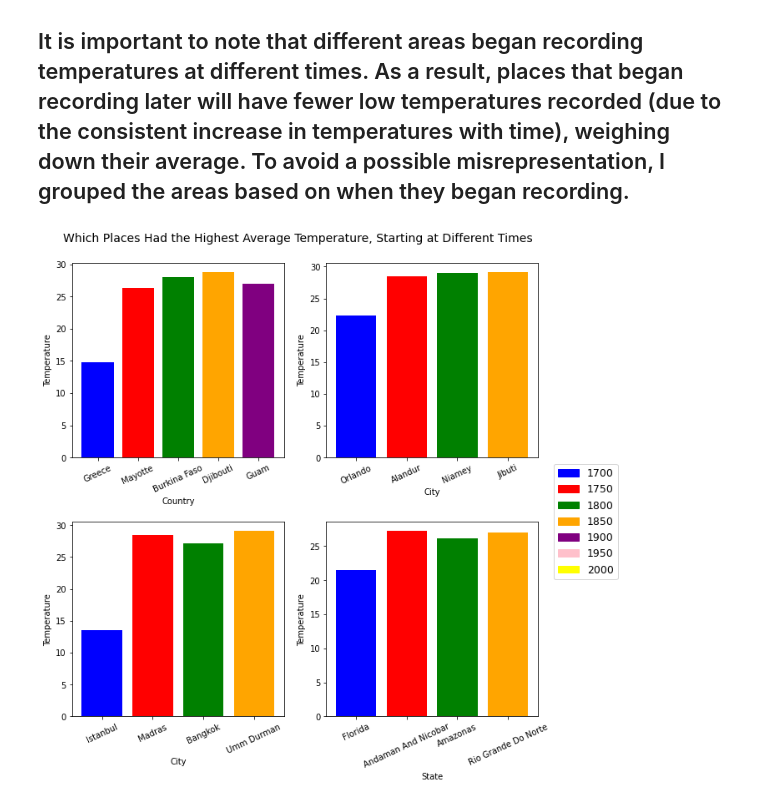
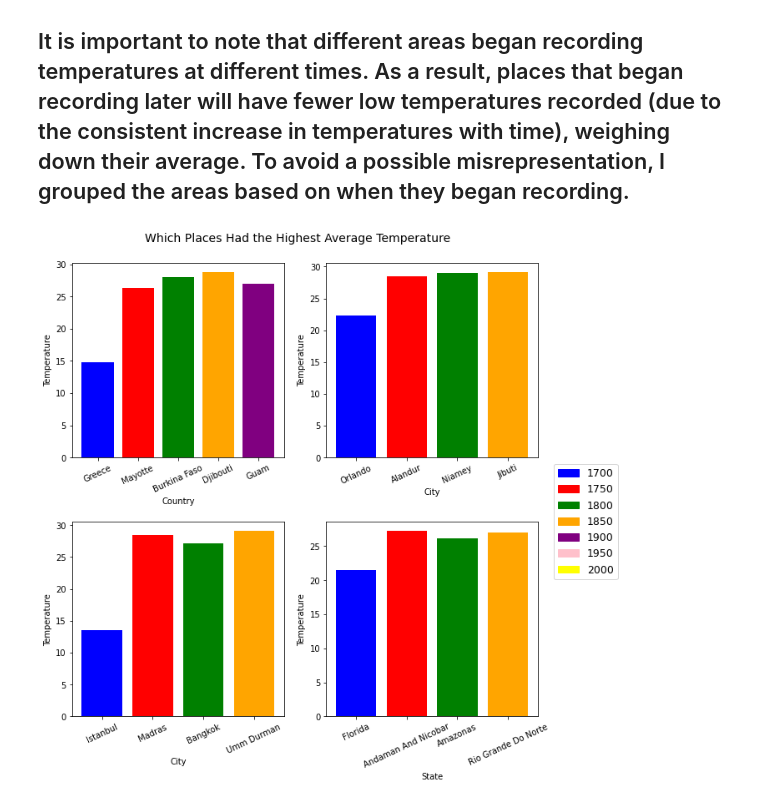
Before and after one commit to mrrehani/Climate-Change-Analysis, a Jupyter notebook: climate_change_earth_surface_temperature.ipynb, the cells around one changed output. Saved outputs shown, nothing was run; the diff lists cells and outputs as text; code cells hidden in the pictures.

```diff
--- a/climate_change_earth_surface_temperature.ipynb
+++ b/climate_change_earth_surface_temperature.ipynb
@@ -23,5 +24,5 @@ city_temps_average=city_temps.groupby("dt").mean()
 # %%
-TG = Grapher()
+tg = Grapher()
 # %% [markdown]
 ## First, I will draw several maps displaying the heat distribution across the globe in each century. Because there was little data in the 18th century, its map is less filled out than the others.
 # %%
@@ -48,15 +56,17 @@ for i in range(len(centuries)):
 ## The following code will create four graph to display how the average temperature worldwide has changed each year.
 ## As we can see below, the average temperature has been consistently increasing since the 18th century. In some graphs, there is a surge in the mid-1800s. However, it is also important to note that uncertainty about the data was much higher earlier on.
 # %%
-fig, tempAx=plt.subplots(2,2, figsize=(20,10))
-plt.suptitle("Average Temperature Each Year (Celsius)", fontsize=20,y=.93)
-fig, uncertainAx=plt.subplots(2,2, figsize=(20,10))
-plt.suptitle("Average Uncertainty Each Year", fontsize=20,y=.93)
+fig, tempAx = plt.subplots(2, 2, figsize=(20, 10))
+plt.suptitle("Average Temperature Each Year (Celsius)", fontsize=20, y=.93)
+fig, uncertainAx = plt.subplots(2, 2, figsize=(20, 10))
+plt.suptitle("Average Uncertainty Each Year", fontsize=20, y=.93)
 
-#Graphing the average temperature and uncertainty across different data sets.
-rows,cols = [0,0,1,1], [1,0,0,1]
-dataframes = [country_temps_average, world_temps_average, city_temps_average, state_temps_average]
+# Graphing the average temperature and uncertainty across different data sets.
+rows, cols = [0, 0, 1, 1], [1, 0, 0, 1]
+dataframes = [country_temps_average, world_temps_average,
+              city_temps_average, state_temps_average]
 regionNames = ["Country", "World", "City", "State"]
 for i in range(len(rows)):
-    TG.graph_change(regionNames[i],dataframes[i], tempAx,uncertainAx,rows[i],cols[i])
+    tg.graph_change(regionNames[i], dataframes[i],
+                    tempAx, uncertainAx, rows[i], cols[i])
 # %% [output]
@@ -66,14 +76,16 @@ for i in range(len(rows)):
 ## Below, I will display which areas have had the highest increase in temperature.
 ## It is important to note that different areas began recording temperatures at different times. As a result, places that began recording later will have fewer low temperatures recorded (due to the consistent increase in temperatures with time), weighing down their average. To avoid a possible misrepresentation, I grouped the areas based on when they began recording.
 # %%
-fig, timeAxs=plt.subplots(2,2, figsize=(10,10))
+fig, timeAxs = plt.subplots(2, 2, figsize=(10, 10))
+title = "Which Places Had the Highest Average Temperature"
+plt.suptitle(title, fontsize=14, y=.93)
 plt.subplots_adjust(hspace=.33)
-plt.suptitle("Which Places Had the Highest Average Temperature, Starting at Different Times", fontsize=14,y=.93)
+
 
 dataframes = [country_temps, city_temps, maj_city_temps, state_temps]
-places = ["Country","City", 'City', "State"]
-rows,cols = [0,0,1,1], [0,1,0,1]
+places = ["Country", "City", 'City', "State"]
+rows, cols = [0, 0, 1, 1], [0, 1, 0, 1]
 for i in range(len(dataframes)):
-    TG.highest_avg(dataframes[i], places[i], rows[i], cols[i],timeAxs)
+    tg.highest_avg(dataframes[i], places[i], rows[i], cols[i], timeAxs)
 # %% [output]
-[figure, old version]
+[figure, new version]
```
Also changed, not shown: parts of 3 cells of this notebook.
